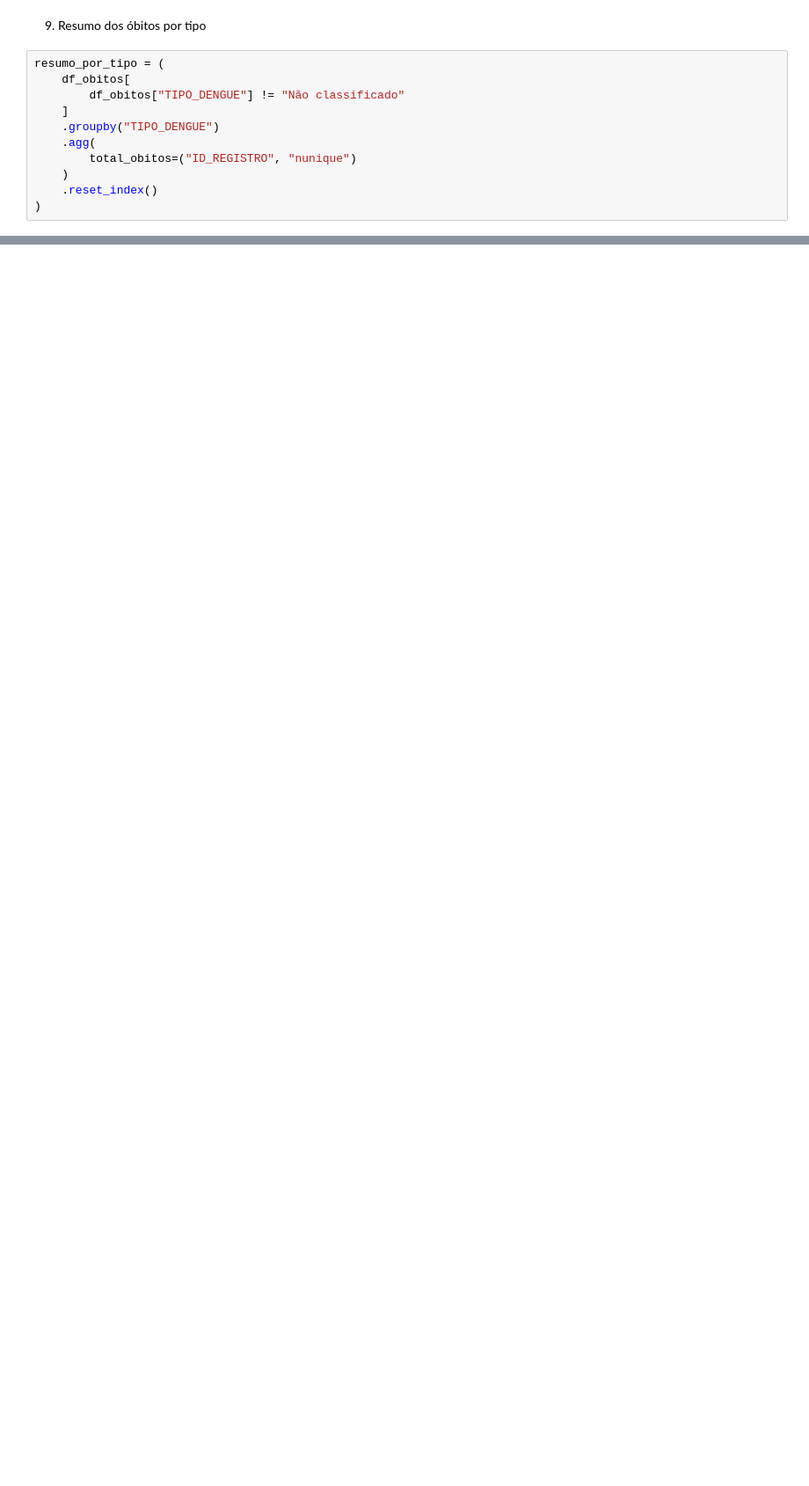
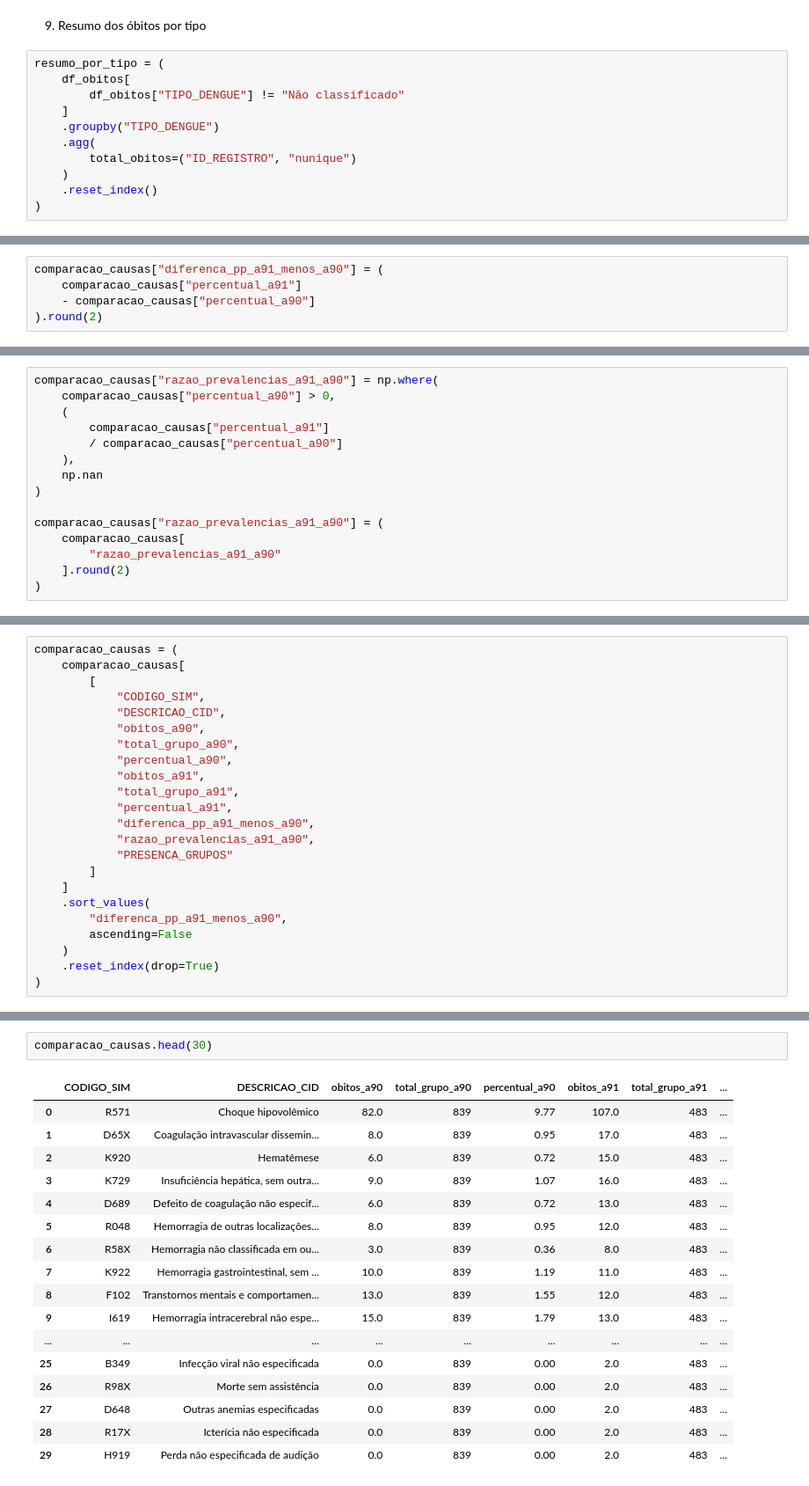
Before and after one commit to renatobdo/doutorado, a Jupyter notebook: 04_comparacao_a90_a91_sim_2023.ipynb, the cells around one changed output, grey strips where cells are left out. Shown at 88% size. Drawn from its saved outputs; the diff is of its cells as text; blank space fills up the shorter version.

```diff
--- a/04_comparacao_a90_a91_sim_2023.ipynb
+++ b/04_comparacao_a90_a91_sim_2023.ipynb
@@ -241,0 +895,5 @@ resumo_por_tipo
+# %%
+comparacao_causas["diferenca_pp_a91_menos_a90"] = (
+    comparacao_causas["percentual_a91"]
+    - comparacao_causas["percentual_a90"]
+).round(2)
@@ -241,0 +907,15 @@ resumo_por_tipo
+# %%
+comparacao_causas["razao_prevalencias_a91_a90"] = np.where(
+    comparacao_causas["percentual_a90"] > 0,
+    (
+        comparacao_causas["percentual_a91"]
+        / comparacao_causas["percentual_a90"]
+    ),
+    np.nan
+)
+
+comparacao_causas["razao_prevalencias_a91_a90"] = (
+    comparacao_causas[
+        "razao_prevalencias_a91_a90"
+    ].round(2)
+)
@@ -241,0 +954,23 @@ resumo_por_tipo
+# %%
+comparacao_causas = (
+    comparacao_causas[
+        [
+            "CODIGO_SIM",
+            "DESCRICAO_CID",
+            "obitos_a90",
+            "total_grupo_a90",
+            "percentual_a90",
+            "obitos_a91",
+            "total_grupo_a91",
+            "percentual_a91",
+            "diferenca_pp_a91_menos_a90",
+            "razao_prevalencias_a91_a90",
+            "PRESENCA_GRUPOS"
+        ]
+    ]
+    .sort_values(
+        "diferenca_pp_a91_menos_a90",
+        ascending=False
+    )
+    .reset_index(drop=True)
+)
@@ -241,0 +979,20 @@ resumo_por_tipo
+# %%
+comparacao_causas.head(30)
+# %% [output]
+|  | CODIGO_SIM | DESCRICAO_CID | obitos_a90 | total_grupo_a90 | percentual_a90 | obitos_a91 | total_grupo_a91 | ... |
+| 0 | R571 | Choque hipovolêmico | 82.0 | 839 | 9.77 | 107.0 | 483 | ... |
+| 1 | D65X | Coagulação intravascular dissemin... | 8.0 | 839 | 0.95 | 17.0 | 483 | ... |
+| 2 | K920 | Hematêmese | 6.0 | 839 | 0.72 | 15.0 | 483 | ... |
+| 3 | K729 | Insuficiência hepática, sem outra... | 9.0 | 839 | 1.07 | 16.0 | 483 | ... |
+| 4 | D689 | Defeito de coagulação não especif... | 6.0 | 839 | 0.72 | 13.0 | 483 | ... |
+| 5 | R048 | Hemorragia de outras localizações... | 8.0 | 839 | 0.95 | 12.0 | 483 | ... |
+| 6 | R58X | Hemorragia não classificada em ou... | 3.0 | 839 | 0.36 | 8.0 | 483 | ... |
+| 7 | K922 | Hemorragia gastrointestinal, sem ... | 10.0 | 839 | 1.19 | 11.0 | 483 | ... |
+| 8 | F102 | Transtornos mentais e comportamen... | 13.0 | 839 | 1.55 | 12.0 | 483 | ... |
+| 9 | I619 | Hemorragia intracerebral não espe... | 15.0 | 839 | 1.79 | 13.0 | 483 | ... |
+| ... | ... | ... | ... | ... | ... | ... | ... | ... |
+| 25 | B349 | Infecção viral não especificada | 0.0 | 839 | 0.00 | 2.0 | 483 | ... |
+| 26 | R98X | Morte sem assistência | 0.0 | 839 | 0.00 | 2.0 | 483 | ... |
+| 27 | D648 | Outras anemias especificadas | 0.0 | 839 | 0.00 | 2.0 | 483 | ... |
+| 28 | R17X | Icterícia não especificada | 0.0 | 839 | 0.00 | 2.0 | 483 | ... |
+| 29 | H919 | Perda não especificada de audição | 0.0 | 839 | 0.00 | 2.0 | 483 | ... |
```
Also changed, not shown: parts of 102 cells of this notebook.
